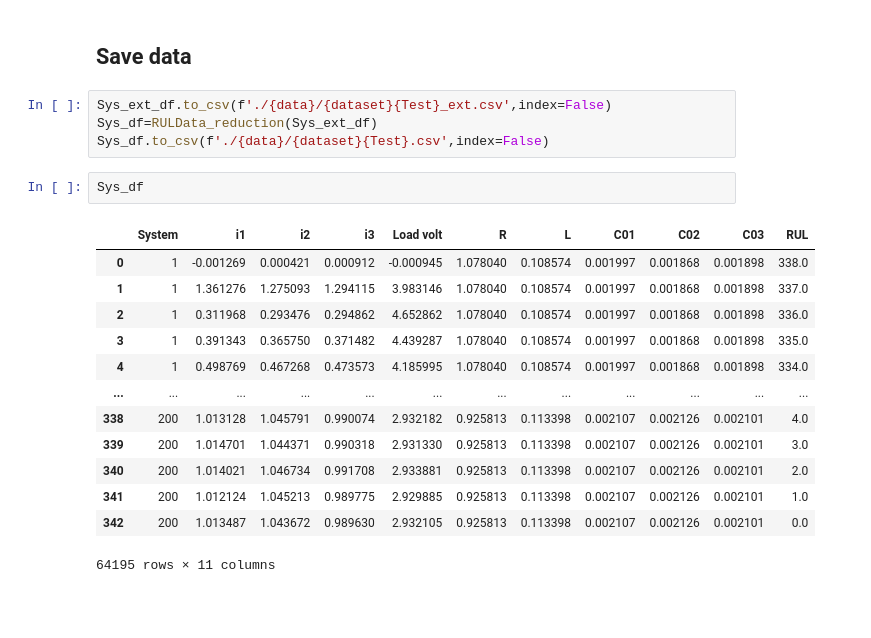
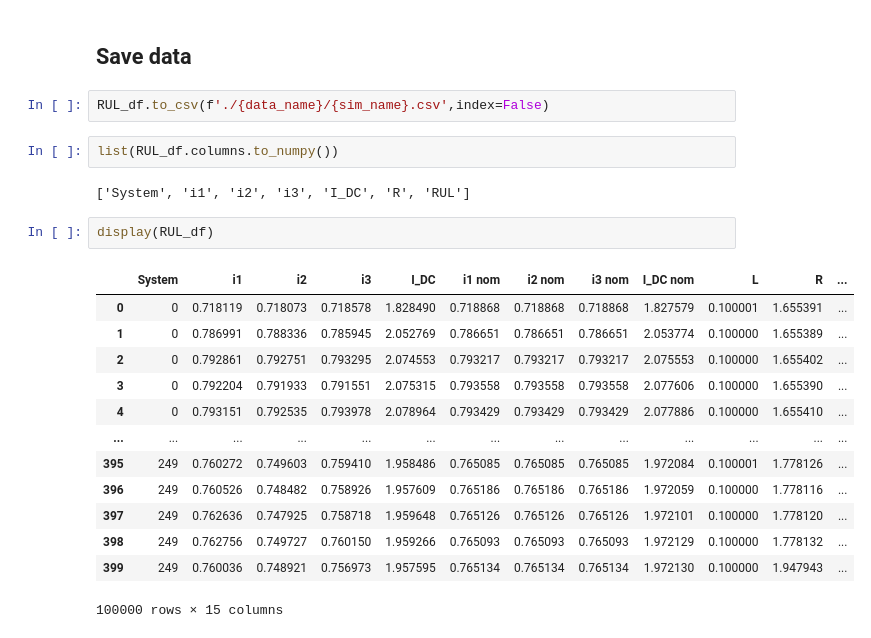
Before and after one commit to 4belito/autoregressive-rul, a Jupyter notebook: data/Extract data.ipynb, the cells around one changed output. Drawn from its saved outputs; the diff is of its cells as text; blank space fills up the shorter version.

Commit message:
Update dataset processing

```diff
--- a/data/Extract data.ipynb
+++ b/data/Extract data.ipynb
@@ -103,22 +138,24 @@ life
 # %% [markdown]
 ## Save data
-# %%
-Sys_ext_df.to_csv(f'./{data}/{dataset}{Test}_ext.csv',index=False)
-Sys_df=RULData_reduction(Sys_ext_df)
-Sys_df.to_csv(f'./{data}/{dataset}{Test}.csv',index=False)
-# %%
-Sys_df
-# %% [output]
-|  | System | i1 | i2 | i3 | Load volt | R | L | C01 | C02 | C03 | RUL |
-| 0 | 1 | -0.001269 | 0.000421 | 0.000912 | -0.000945 | 1.078040 | 0.108574 | 0.001997 | 0.001868 | 0.001898 | 338.0 |
-| 1 | 1 | 1.361276 | 1.275093 | 1.294115 | 3.983146 | 1.078040 | 0.108574 | 0.001997 | 0.001868 | 0.001898 | 337.0 |
-| 2 | 1 | 0.311968 | 0.293476 | 0.294862 | 4.652862 | 1.078040 | 0.108574 | 0.001997 | 0.001868 | 0.001898 | 336.0 |
-| 3 | 1 | 0.391343 | 0.365750 | 0.371482 | 4.439287 | 1.078040 | 0.108574 | 0.001997 | 0.001868 | 0.001898 | 335.0 |
-| 4 | 1 | 0.498769 | 0.467268 | 0.473573 | 4.185995 | 1.078040 | 0.108574 | 0.001997 | 0.001868 | 0.001898 | 334.0 |
-| ... | ... | ... | ... | ... | ... | ... | ... | ... | ... | ... | ... |
-| 338 | 200 | 1.013128 | 1.045791 | 0.990074 | 2.932182 | 0.925813 | 0.113398 | 0.002107 | 0.002126 | 0.002101 | 4.0 |
-| 339 | 200 | 1.014701 | 1.044371 | 0.990318 | 2.931330 | 0.925813 | 0.113398 | 0.002107 | 0.002126 | 0.002101 | 3.0 |
-| 340 | 200 | 1.014021 | 1.046734 | 0.991708 | 2.933881 | 0.925813 | 0.113398 | 0.002107 | 0.002126 | 0.002101 | 2.0 |
-| 341 | 200 | 1.012124 | 1.045213 | 0.989775 | 2.929885 | 0.925813 | 0.113398 | 0.002107 | 0.002126 | 0.002101 | 1.0 |
-| 342 | 200 | 1.013487 | 1.043672 | 0.989630 | 2.932105 | 0.925813 | 0.113398 | 0.002107 | 0.002126 | 0.002101 | 0.0 |
-64195 rows × 11 columns
+# %%
+RUL_df.to_csv(f'./{data_name}/{sim_name}.csv',index=False)
+# %%
+list(RUL_df.columns.to_numpy())
+# %% [output]
+['System', 'i1', 'i2', 'i3', 'I_DC', 'R', 'RUL']
+# %%
+display(RUL_df)
+# %% [output]
+|  | System | i1 | i2 | i3 | I_DC | i1 nom | i2 nom | i3 nom | I_DC nom | L | R | ... |
+| 0 | 0 | 0.718119 | 0.718073 | 0.718578 | 1.828490 | 0.718868 | 0.718868 | 0.718868 | 1.827579 | 0.100001 | 1.655391 | ... |
+| 1 | 0 | 0.786991 | 0.788336 | 0.785945 | 2.052769 | 0.786651 | 0.786651 | 0.786651 | 2.053774 | 0.100000 | 1.655389 | ... |
+| 2 | 0 | 0.792861 | 0.792751 | 0.793295 | 2.074553 | 0.793217 | 0.793217 | 0.793217 | 2.075553 | 0.100000 | 1.655402 | ... |
+| 3 | 0 | 0.792204 | 0.791933 | 0.791551 | 2.075315 | 0.793558 | 0.793558 | 0.793558 | 2.077606 | 0.100000 | 1.655390 | ... |
+| 4 | 0 | 0.793151 | 0.792535 | 0.793978 | 2.078964 | 0.793429 | 0.793429 | 0.793429 | 2.077886 | 0.100000 | 1.655410 | ... |
+| ... | ... | ... | ... | ... | ... | ... | ... | ... | ... | ... | ... | ... |
+| 395 | 249 | 0.760272 | 0.749603 | 0.759410 | 1.958486 | 0.765085 | 0.765085 | 0.765085 | 1.972084 | 0.100001 | 1.778126 | ... |
+| 396 | 249 | 0.760526 | 0.748482 | 0.758926 | 1.957609 | 0.765186 | 0.765186 | 0.765186 | 1.972059 | 0.100000 | 1.778116 | ... |
+| 397 | 249 | 0.762636 | 0.747925 | 0.758718 | 1.959648 | 0.765126 | 0.765126 | 0.765126 | 1.972101 | 0.100000 | 1.778120 | ... |
+| 398 | 249 | 0.762756 | 0.749727 | 0.760150 | 1.959266 | 0.765093 | 0.765093 | 0.765093 | 1.972129 | 0.100000 | 1.778132 | ... |
+| 399 | 249 | 0.760036 | 0.748921 | 0.756973 | 1.957595 | 0.765134 | 0.765134 | 0.765134 | 1.972130 | 0.100000 | 1.947943 | ... |
+100000 rows × 15 columns
```
Also changed, not shown: parts of 23 cells of this notebook, 25 other files.
